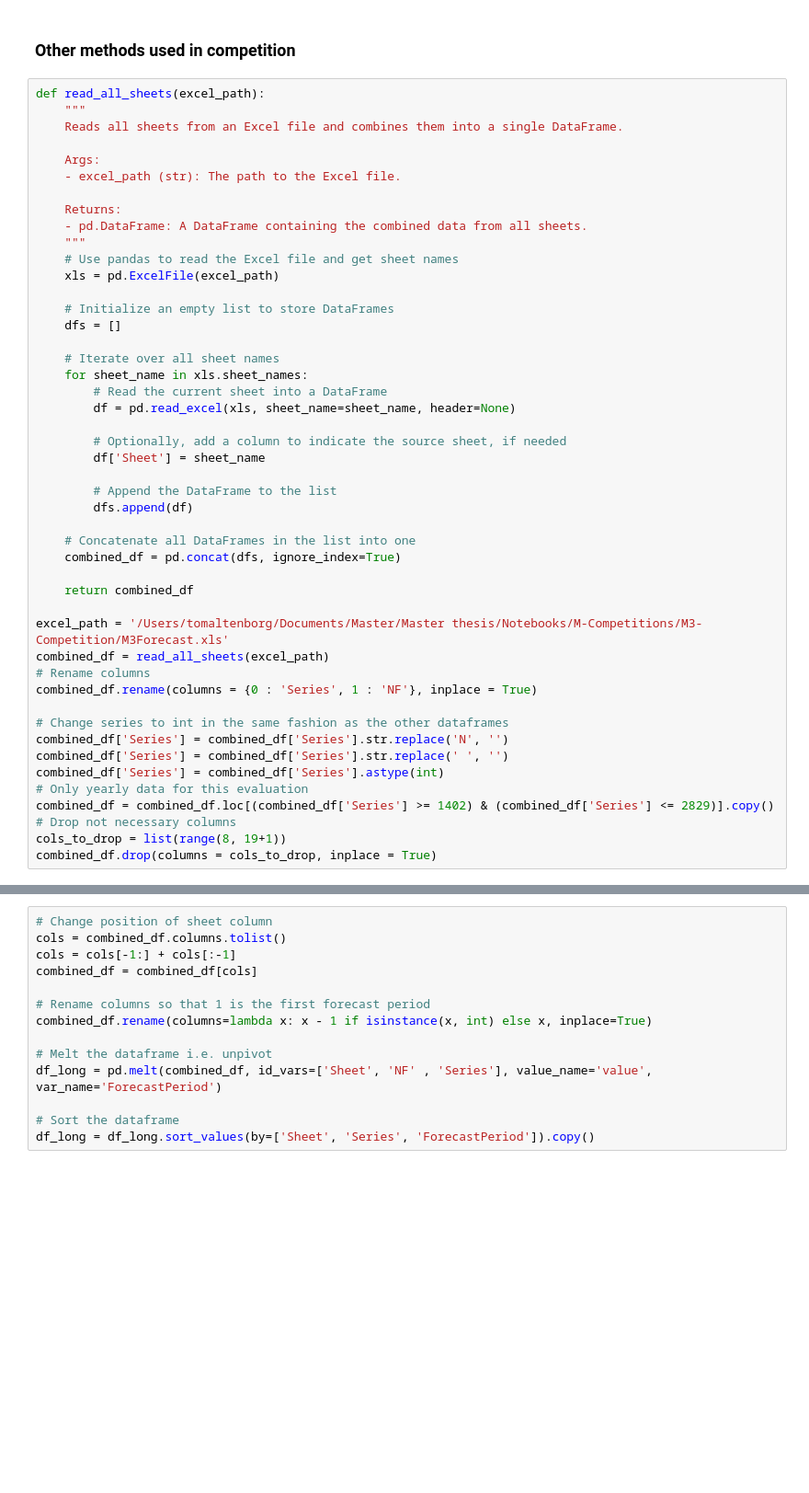
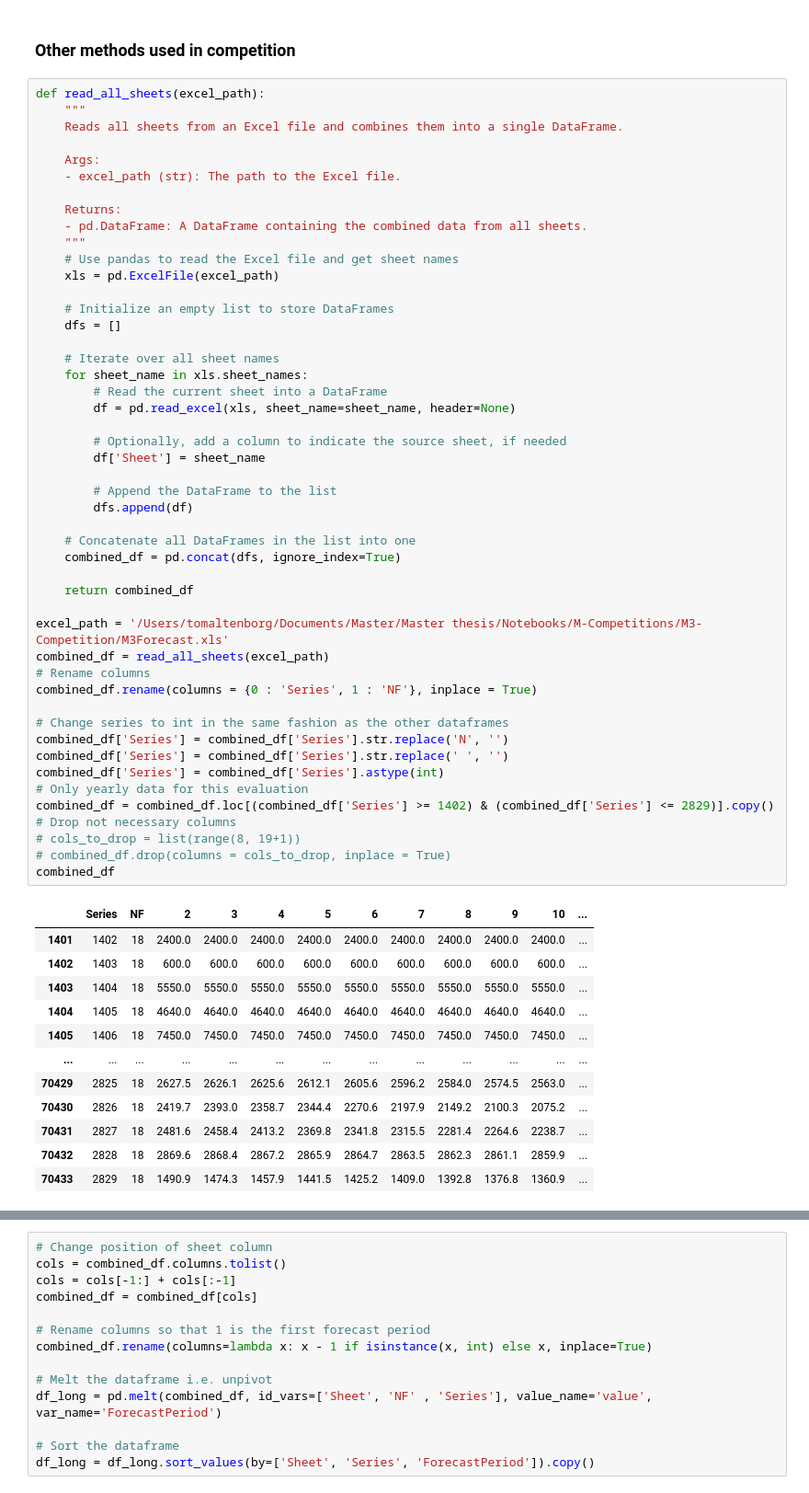
Before and after one commit to tom-alten/OutsmartingTime, a Jupyter notebook: M-Competitions/M3-Competition/Month/M3_Monthly_eval.ipynb, the cells around one changed output, grey strips where cells are left out. Shown at 92% size. Saved outputs shown, nothing was run; the diff lists cells and outputs as text; blank space fills up the shorter version.

```diff
--- a/M-Competitions/M3-Competition/Month/M3_Monthly_eval.ipynb
+++ b/M-Competitions/M3-Competition/Month/M3_Monthly_eval.ipynb
@@ -34,32 +34,46 @@ def read_all_sheets(excel_path):
     dfs = []
 
     # Iterate over all sheet names
     for sheet_name in xls.sheet_names:
         # Read the current sheet into a DataFrame
         df = pd.read_excel(xls, sheet_name=sheet_name, header=None)
 
         # Optionally, add a column to indicate the source sheet, if needed
         df['Sheet'] = sheet_name
 
         # Append the DataFrame to the list
         dfs.append(df)
 
     # Concatenate all DataFrames in the list into one
     combined_df = pd.concat(dfs, ignore_index=True)
 
     return combined_df
 
 excel_path = '/Users/tomaltenborg/Documents/Master/Master thesis/Notebooks/M-Competitions/M3-Competition/M3Forecast.xls'
 combined_df = read_all_sheets(excel_path)
 # Rename columns
 combined_df.rename(columns = {0 : 'Series', 1 : 'NF'}, inplace = True)
 
 # Change series to int in the same fashion as the other dataframes
 combined_df['Series'] = combined_df['Series'].str.replace('N', '')
 combined_df['Series'] = combined_df['Series'].str.replace(' ', '')
 combined_df['Series'] = combined_df['Series'].astype(int)
 # Only yearly data for this evaluation
 combined_df = combined_df.loc[(combined_df['Series'] >= 1402) & (combined_df['Series'] <= 2829)].copy()
 # Drop not necessary columns
-cols_to_drop = list(range(8, 19+1))
-combined_df.drop(columns = cols_to_drop, inplace = True)
+# cols_to_drop = list(range(8, 19+1))
+# combined_df.drop(columns = cols_to_drop, inplace = True)
+combined_df
+# %% [output]
+|  | Series | NF | 2 | 3 | 4 | 5 | 6 | 7 | 8 | 9 | 10 | ... |
+| 1401 | 1402 | 18 | 2400.0 | 2400.0 | 2400.0 | 2400.0 | 2400.0 | 2400.0 | 2400.0 | 2400.0 | 2400.0 | ... |
+| 1402 | 1403 | 18 | 600.0 | 600.0 | 600.0 | 600.0 | 600.0 | 600.0 | 600.0 | 600.0 | 600.0 | ... |
+| 1403 | 1404 | 18 | 5550.0 | 5550.0 | 5550.0 | 5550.0 | 5550.0 | 5550.0 | 5550.0 | 5550.0 | 5550.0 | ... |
+| 1404 | 1405 | 18 | 4640.0 | 4640.0 | 4640.0 | 4640.0 | 4640.0 | 4640.0 | 4640.0 | 4640.0 | 4640.0 | ... |
+| 1405 | 1406 | 18 | 7450.0 | 7450.0 | 7450.0 | 7450.0 | 7450.0 | 7450.0 | 7450.0 | 7450.0 | 7450.0 | ... |
+| ... | ... | ... | ... | ... | ... | ... | ... | ... | ... | ... | ... | ... |
+| 70429 | 2825 | 18 | 2627.5 | 2626.1 | 2625.6 | 2612.1 | 2605.6 | 2596.2 | 2584.0 | 2574.5 | 2563.0 | ... |
+| 70430 | 2826 | 18 | 2419.7 | 2393.0 | 2358.7 | 2344.4 | 2270.6 | 2197.9 | 2149.2 | 2100.3 | 2075.2 | ... |
+| 70431 | 2827 | 18 | 2481.6 | 2458.4 | 2413.2 | 2369.8 | 2341.8 | 2315.5 | 2281.4 | 2264.6 | 2238.7 | ... |
+| 70432 | 2828 | 18 | 2869.6 | 2868.4 | 2867.2 | 2865.9 | 2864.7 | 2863.5 | 2862.3 | 2861.1 | 2859.9 | ... |
+| 70433 | 2829 | 18 | 1490.9 | 1474.3 | 1457.9 | 1441.5 | 1425.2 | 1409.0 | 1392.8 | 1376.8 | 1360.9 | ... |
```
Also changed, not shown: parts of 10 cells of this notebook, 9 other files.
